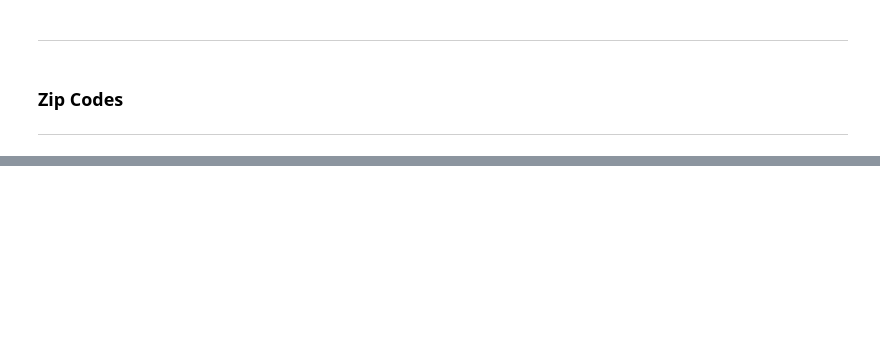
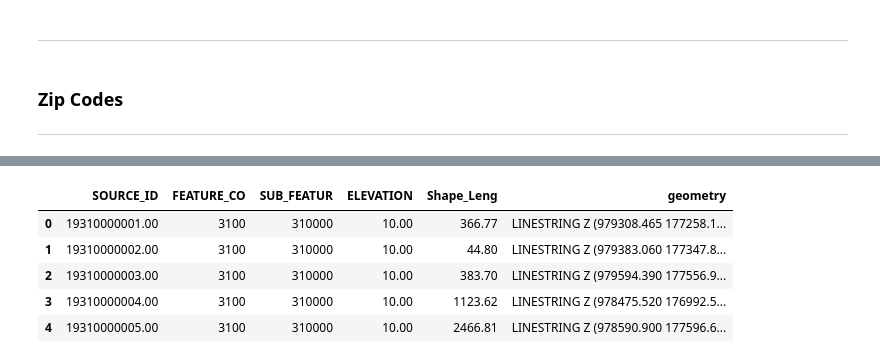
Before and after one commit to courtney-smith-97/flood-risk, a Jupyter notebook: data/data_transformation/00-data-alignment-pipeline.ipynb, the cells around one changed output, grey strips where cells are left out. Cells and saved outputs as stored; diff of their text form; code cells hidden in the pictures; blank space fills up the shorter version.

```diff
--- a/data/data_transformation/00-data-alignment-pipeline.ipynb
+++ b/data/data_transformation/00-data-alignment-pipeline.ipynb
@@ -647,0 +753,11 @@ simple_transform(v_df, out_path, 'RAILROAD_STRUCTURE')
+# %%
+shape = '/workspace/data-sets/CONTOUR_8.5.14/CONTOUR.shp'
+v_df = gpd.read_file(shape)
+v_df.head()
+# %% [output]
+|  | SOURCE_ID | FEATURE_CO | SUB_FEATUR | ELEVATION | Shape_Leng | geometry |
+| 0 | 19310000001.00 | 3100 | 310000 | 10.00 | 366.77 | LINESTRING Z (979308.465 177258.1... |
+| 1 | 19310000002.00 | 3100 | 310000 | 10.00 | 44.80 | LINESTRING Z (979383.060 177347.8... |
+| 2 | 19310000003.00 | 3100 | 310000 | 10.00 | 383.70 | LINESTRING Z (979594.390 177556.9... |
+| 3 | 19310000004.00 | 3100 | 310000 | 10.00 | 1123.62 | LINESTRING Z (978475.520 176992.5... |
+| 4 | 19310000005.00 | 3100 | 310000 | 10.00 | 2466.81 | LINESTRING Z (978590.900 177596.6... |
```
Also changed, not shown: parts of 30 cells of this notebook.
